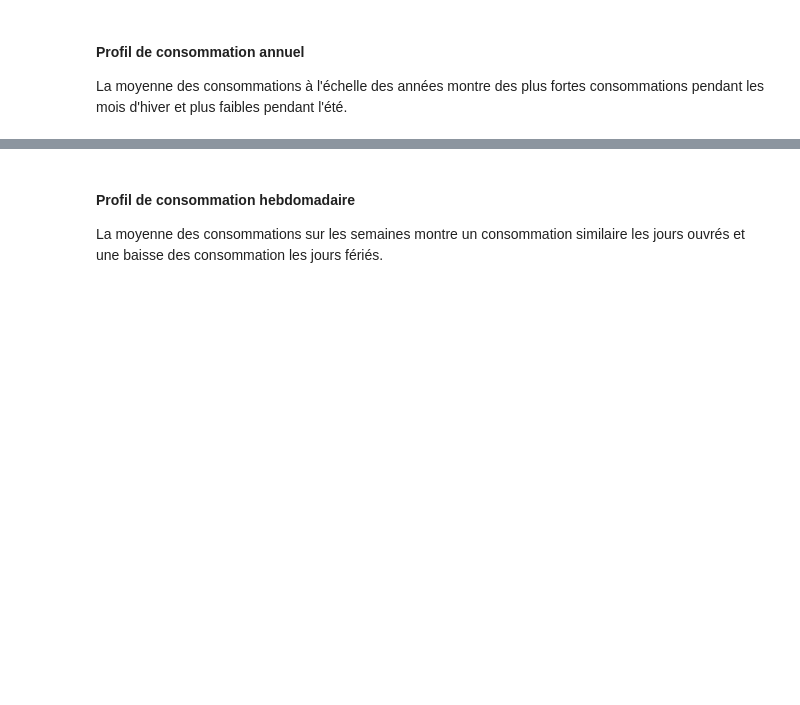
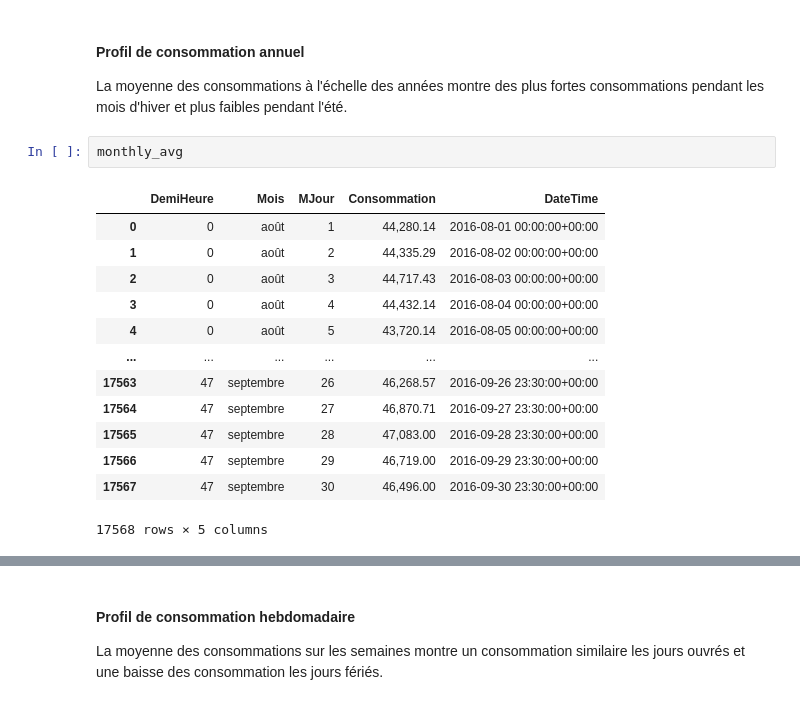
Before and after one commit to tabea17/formationCNRSdeepLearning, a Jupyter notebook: TPs/day2_correction.ipynb, the cells around one changed output, grey strips where cells are left out. Cells and saved outputs as stored; diff of their text form; blank space fills up the shorter version.

```diff
--- a/TPs/day2_correction.ipynb
+++ b/TPs/day2_correction.ipynb
@@ -98,6 +166,22 @@ Afficher ces différents profils à l'aide de la fonction `lineplot` de la libra
 #### Profil de consommation annuel
 
 La moyenne des consommations à l'échelle des années montre des plus fortes consommations pendant les mois d'hiver et plus faibles pendant l'été.
+# %%
+monthly_avg
+# %% [output]
+|  | DemiHeure | Mois | MJour | Consommation | DateTime |
+| 0 | 0 | août | 1 | 44,280.14 | 2016-08-01 00:00:00+00:00 |
+| 1 | 0 | août | 2 | 44,335.29 | 2016-08-02 00:00:00+00:00 |
+| 2 | 0 | août | 3 | 44,717.43 | 2016-08-03 00:00:00+00:00 |
+| 3 | 0 | août | 4 | 44,432.14 | 2016-08-04 00:00:00+00:00 |
+| 4 | 0 | août | 5 | 43,720.14 | 2016-08-05 00:00:00+00:00 |
+| ... | ... | ... | ... | ... | ... |
+| 17563 | 47 | septembre | 26 | 46,268.57 | 2016-09-26 23:30:00+00:00 |
+| 17564 | 47 | septembre | 27 | 46,870.71 | 2016-09-27 23:30:00+00:00 |
+| 17565 | 47 | septembre | 28 | 47,083.00 | 2016-09-28 23:30:00+00:00 |
+| 17566 | 47 | septembre | 29 | 46,719.00 | 2016-09-29 23:30:00+00:00 |
+| 17567 | 47 | septembre | 30 | 46,496.00 | 2016-09-30 23:30:00+00:00 |
+17568 rows × 5 columns
 # %%
 # Plot the annual average consumption
 monthly_avg = data.groupby(["DemiHeure", "Mois", "MJour"]).agg(Consommation=("Consommation", "mean"), DateTime =("DateTime" ,"first")).reset_index()
```
Also changed, not shown: parts of 45 cells of this notebook, 1 other file.
